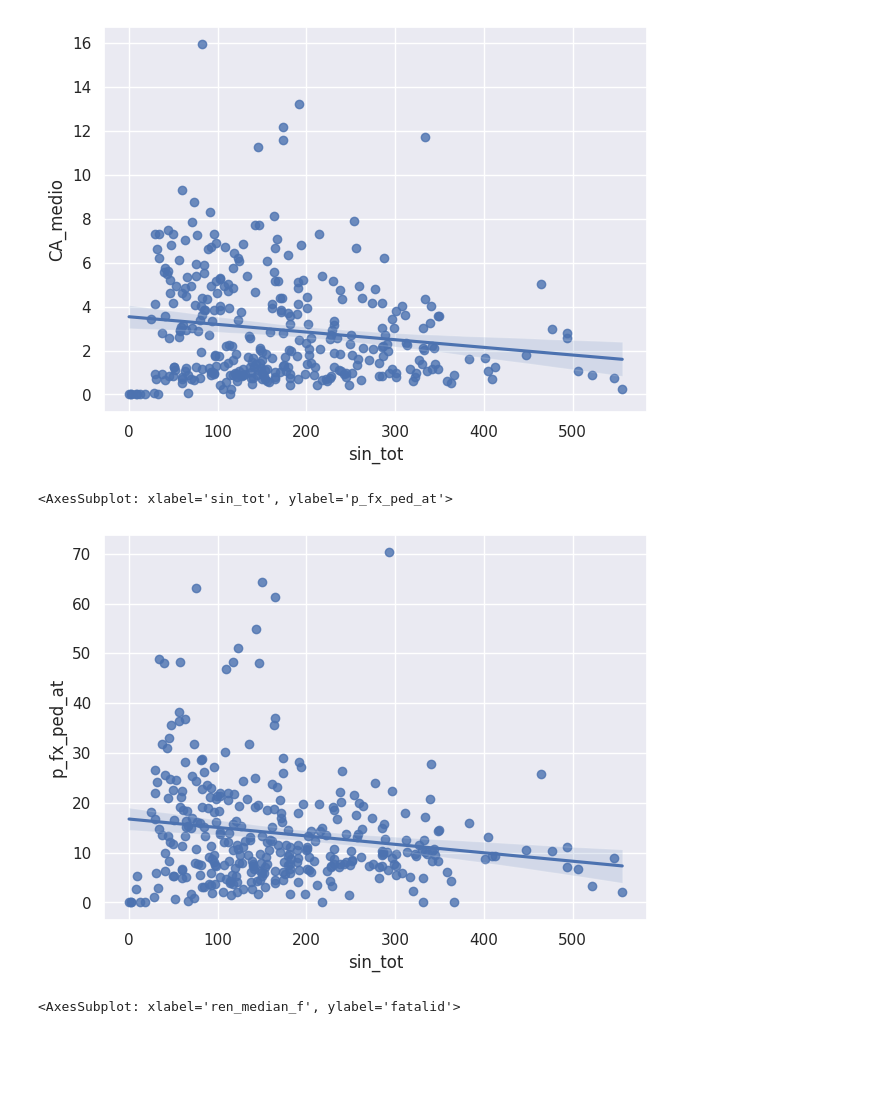
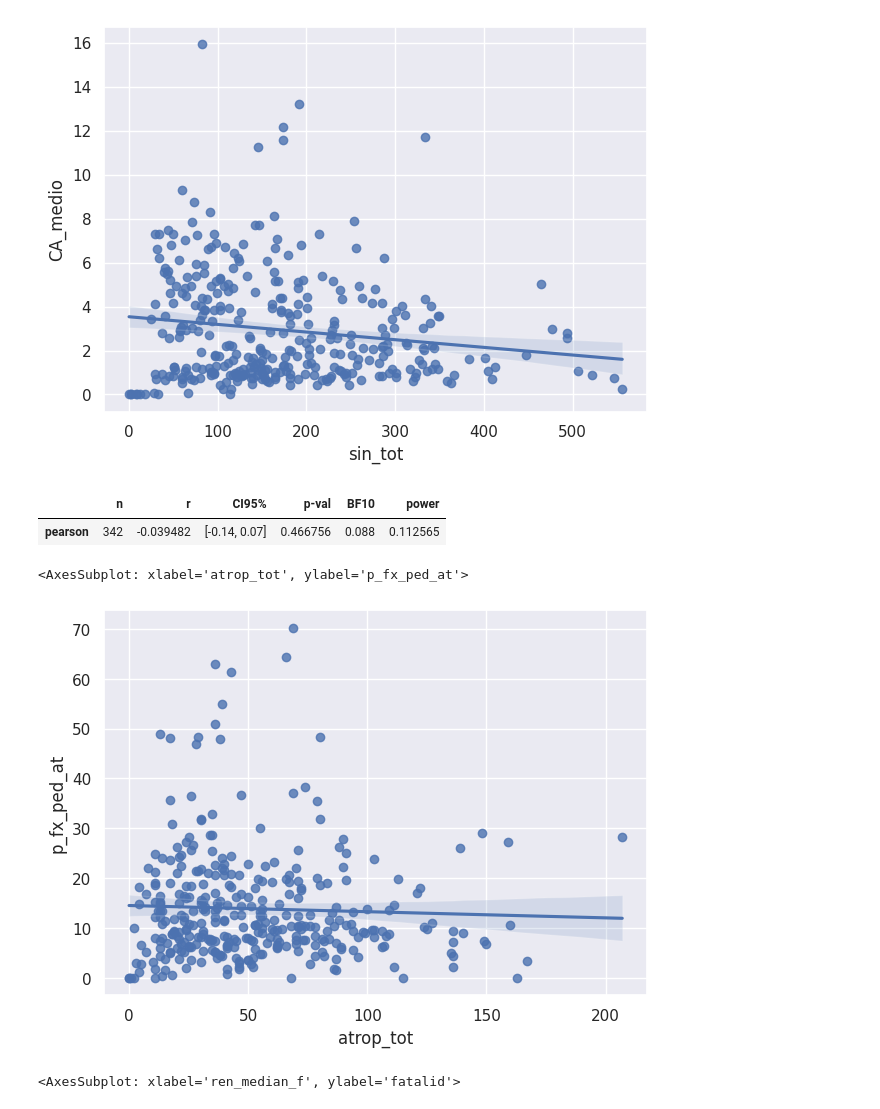
Before and after one commit to AndaSampa/meip-sp, a Jupyter notebook: 02-taxonomia-descritiva-do-modelo.ipynb, the cells around one changed output. Cells and saved outputs as stored; diff of their text form; code cells hidden in the pictures; blank space fills up the shorter version.

```diff
--- a/02-taxonomia-descritiva-do-modelo.ipynb
+++ b/02-taxonomia-descritiva-do-modelo.ipynb
@@ -22,6 +22,8 @@ df_meip = pd.read_csv('data/df_meip_v_02.csv', sep=';', decimal=',')\
     .set_index('od_id')
 # %%
 gdf_od = gpd.read_file('data/zonas-OD-2017-São-Paulo.gpkg')
+# %%
+df_meip.loc[:, 'atrop_tot'] = df_meip.loc[:, 'atrop_fer'] + df_meip.loc[:, 'atrop_fat']
 # %%
 modelo = [
     "ren_median_f",
@@ -161,12 +164,17 @@ sns.regplot(x=df_meip["sin_tot"], y=df_meip["CA_medio"])
 # %% [output]
 <AxesSubplot: xlabel='sin_tot', ylabel='CA_medio'>
 [figure]
+# %%
+pg.corr(df_meip["atrop_tot"], df_meip["p_fx_ped_at"])
+# %% [output]
+|  | n | r | CI95% | p-val | BF10 | power |
+| pearson | 342 | -0.039482 | [-0.14, 0.07] | 0.466756 | 0.088 | 0.112565 |
 # %%
-sns.regplot(x=df_meip["sin_tot"], y=df_meip["p_fx_ped_at"])
+sns.regplot(x=df_meip["atrop_tot"], y=df_meip["p_fx_ped_at"])
 #pg.partial_corr(data=df_meip, x='fatalid', y='p_fx_ped_at')
 # %% [output]
-<AxesSubplot: xlabel='sin_tot', ylabel='p_fx_ped_at'>
+<AxesSubplot: xlabel='atrop_tot', ylabel='p_fx_ped_at'>
-[figure, old version]
+[figure, new version]
 # %%
 sns.set(rc={"figure.figsize":(7, 5)})
 # %%
```
Also changed, not shown: parts of 8 cells of this notebook, 1 other file.
